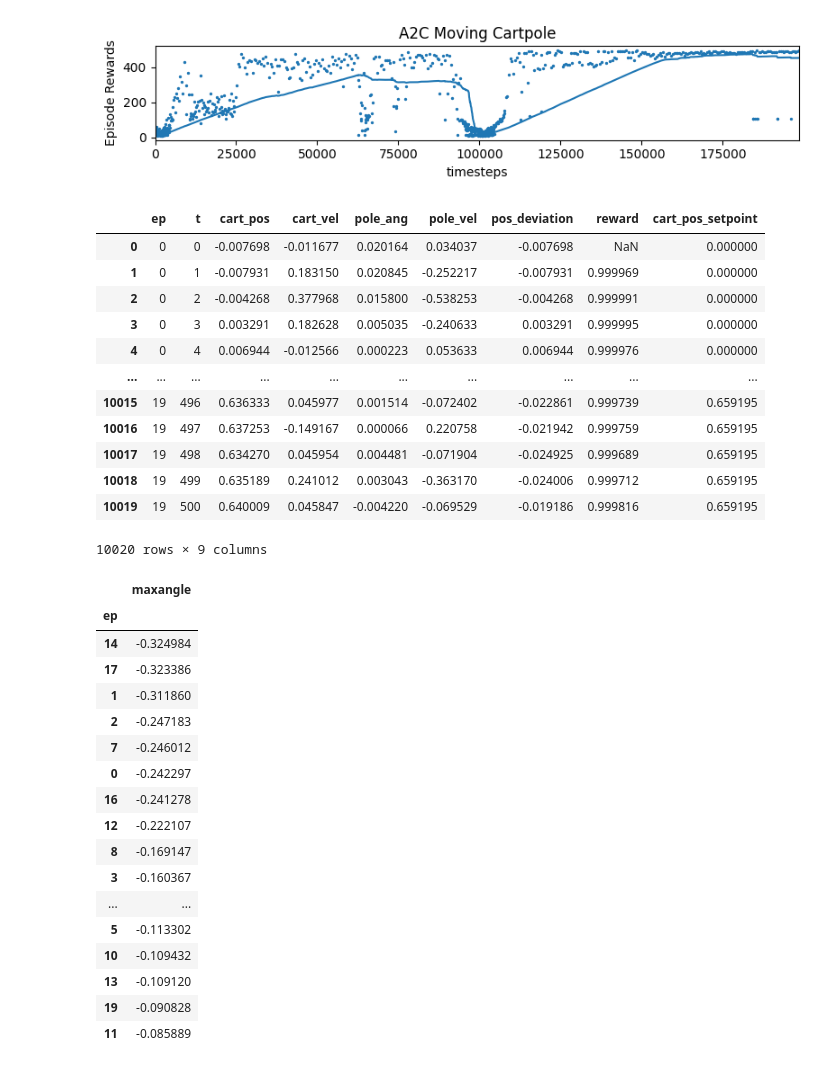
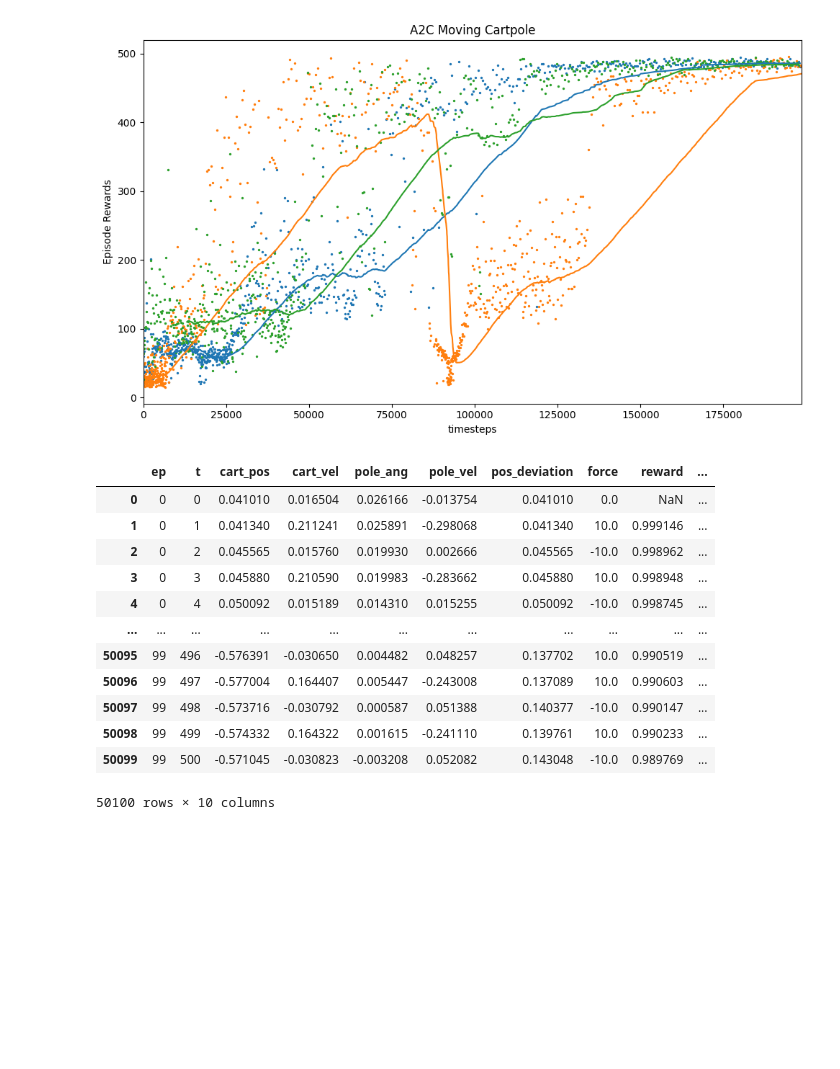
Before and after one commit to mirkoruether/studienarbeit-ml-controls, a Jupyter notebook: cartpole/cartpole_a2c.ipynb, the cells around one changed output. Cells and saved outputs as stored; diff of their text form; code cells hidden in the pictures; blank space fills up the shorter version.

```diff
--- a/cartpole/cartpole_a2c.ipynb
+++ b/cartpole/cartpole_a2c.ipynb
@@ -39,52 +41,42 @@ model.save(dir+ "model_a2c_moving")
 [interactive output not drawn]
 [interactive output not drawn]
 # %%
-dir = "../data/20240227T210041Z-a2c-moving/"
-results_plotter.plot_results([dir], 250_000, results_plotter.X_TIMESTEPS, "A2C Moving Cartpole")
+dir1 = "../data/20240310T133209Z-a2c-moving/"
+dir2 = "../data/20240310T134057Z-a2c-moving/"
+dir3 = "../data/20240310T134423Z-a2c-moving/"
+
+results_plotter.plot_results(
+    [dir1, dir2, dir3],
+    250_000,
+    results_plotter.X_TIMESTEPS,
+    "A2C Moving Cartpole",
+    figsize=(10, 6)
+)
 # %% [output]
-[figure, old version]
+[figure, new version]
 # %%
-model = sb.A2C.load("../data/20240227T210041Z-a2c-moving/model_a2c_moving")
+model = sb.A2C.load(dir1+ "/model_a2c_moving")
 agent = cpagent.ModelCartPoleAgent(model)
 
-df = cpagent.execute_cartpole(agent, cpenvs.MovingCartpoleEnv(use_normalized_state=True))
+df = cpagent.execute_cartpole(agent, cpenvs.MovingCartpoleEnv(use_normalized_state=True), num_episodes=100)
 df
 # %% [output]
-|  | ep | t | cart_pos | cart_vel | pole_ang | pole_vel | pos_deviation | reward | cart_pos_setpoint |
-| 0 | 0 | 0 | -0.007698 | -0.011677 | 0.020164 | 0.034037 | -0.007698 | NaN | 0.000000 |
-| 1 | 0 | 1 | -0.007931 | 0.183150 | 0.020845 | -0.252217 | -0.007931 | 0.999969 | 0.000000 |
-| 2 | 0 | 2 | -0.004268 | 0.377968 | 0.015800 | -0.538253 | -0.004268 | 0.999991 | 0.000000 |
-| 3 | 0 | 3 | 0.003291 | 0.182628 | 0.005035 | -0.240633 | 0.003291 | 0.999995 | 0.000000 |
-| 4 | 0 | 4 | 0.006944 | -0.012566 | 0.000223 | 0.053633 | 0.006944 | 0.999976 | 0.000000 |
-| ... | ... | ... | ... | ... | ... | ... | ... | ... | ... |
-| 10015 | 19 | 496 | 0.636333 | 0.045977 | 0.001514 | -0.072402 | -0.022861 | 0.999739 | 0.659195 |
-| 10016 | 19 | 497 | 0.637253 | -0.149167 | 0.000066 | 0.220758 | -0.021942 | 0.999759 | 0.659195 |
-| 10017 | 19 | 498 | 0.634270 | 0.045954 | 0.004481 | -0.071904 | -0.024925 | 0.999689 | 0.659195 |
-| 10018 | 19 | 499 | 0.635189 | 0.241012 | 0.003043 | -0.363170 | -0.024006 | 0.999712 | 0.659195 |
-| 10019 | 19 | 500 | 0.640009 | 0.045847 | -0.004220 | -0.069529 | -0.019186 | 0.999816 | 0.659195 |
+|  | ep | t | cart_pos | cart_vel | pole_ang | pole_vel | pos_deviation | force | reward | ... |
+| 0 | 0 | 0 | 0.041010 | 0.016504 | 0.026166 | -0.013754 | 0.041010 | 0.0 | NaN | ... |
+| 1 | 0 | 1 | 0.041340 | 0.211241 | 0.025891 | -0.298068 | 0.041340 | 10.0 | 0.999146 | ... |
+| 2 | 0 | 2 | 0.045565 | 0.015760 | 0.019930 | 0.002666 | 0.045565 | -10.0 | 0.998962 | ... |
+| 3 | 0 | 3 | 0.045880 | 0.210590 | 0.019983 | -0.283662 | 0.045880 | 10.0 | 0.998948 | ... |
+| 4 | 0 | 4 | 0.050092 | 0.015189 | 0.014310 | 0.015255 | 0.050092 | -10.0 | 0.998745 | ... |
+| ... | ... | ... | ... | ... | ... | ... | ... | ... | ... | ... |
+| 50095 | 99 | 496 | -0.576391 | -0.030650 | 0.004482 | 0.048257 | 0.137702 | 10.0 | 0.990519 | ... |
+| 50096 | 99 | 497 | -0.577004 | 0.164407 | 0.005447 | -0.243008 | 0.137089 | 10.0 | 0.990603 | ... |
+| 50097 | 99 | 498 | -0.573716 | -0.030792 | 0.000587 | 0.051388 | 0.140377 | -10.0 | 0.990147 | ... |
+| 50098 | 99 | 499 | -0.574332 | 0.164322 | 0.001615 | -0.241110 | 0.139761 | 10.0 | 0.990233 | ... |
+| 50099 | 99 | 500 | -0.571045 | -0.030823 | -0.003208 | 0.052082 | 0.143048 | -10.0 | 0.989769 | ... |
-10020 rows × 9 columns
+50100 rows × 10 columns
 # %%
 #df.groupby("ep")["reward"].sum().to_frame("ep_reward").sort_values(by="ep_reward")
-df.groupby("ep")["pole_ang"].min().to_frame("maxangle").sort_values(by="maxangle")
+#df.groupby("ep")["pole_ang"].min().to_frame("maxangle").sort_values(by="maxangle")
-# %% [output]
-|  | maxangle |
-| ep |  |
-| 14 | -0.324984 |
-| 17 | -0.323386 |
-| 1 | -0.311860 |
-| 2 | -0.247183 |
-| 7 | -0.246012 |
-| 0 | -0.242297 |
-| 16 | -0.241278 |
-| 12 | -0.222107 |
-| 8 | -0.169147 |
-| 3 | -0.160367 |
-| ... | ... |
-| 5 | -0.113302 |
-| 10 | -0.109432 |
-| 13 | -0.109120 |
-| 19 | -0.090828 |
-| 11 | -0.085889 |
 # %%
 _ = widgets.interact(
     lambda ep, t: cprender.render_cartpole_state_df(df, t, ep),
```
Also changed, not shown: parts of 6 cells of this notebook, 2 other files.
